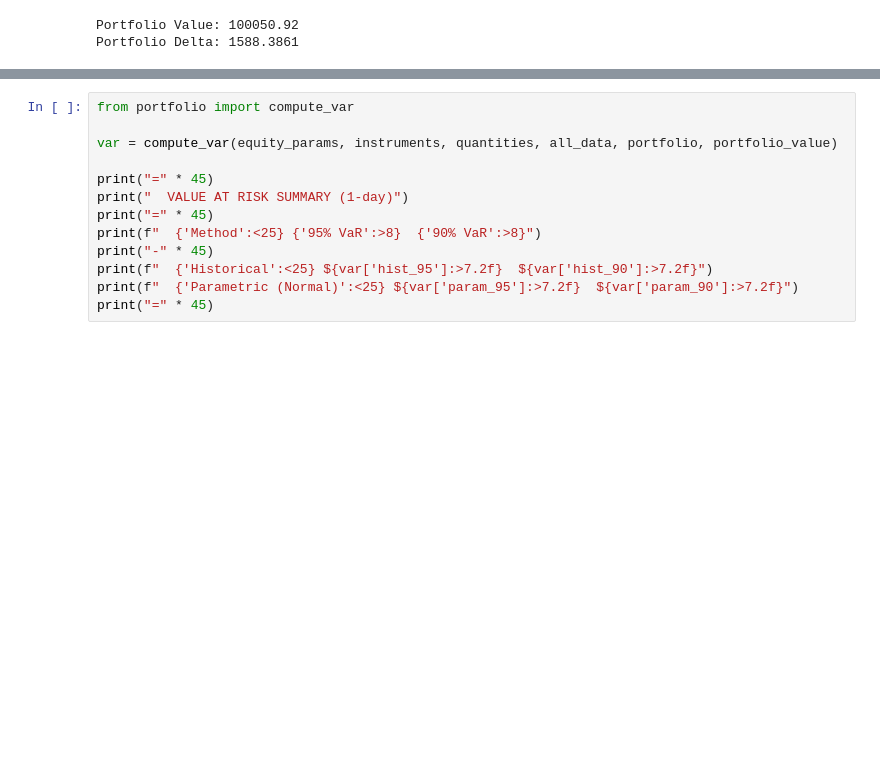
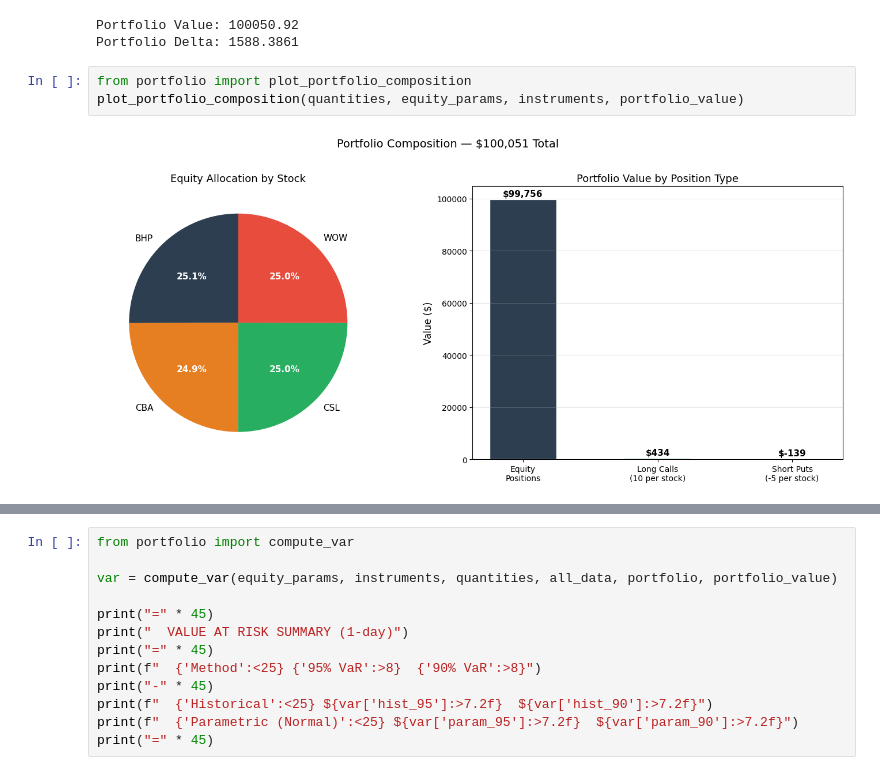
Before and after one commit to alicepini981-sudo/T4-Group-4-FINM3422-A3, a Jupyter notebook: notebooks/trading_desk_analysis.ipynb, the cells around one changed output, grey strips where cells are left out. Cells and saved outputs as stored; diff of their text form; blank space fills up the shorter version.

```diff
--- a/notebooks/trading_desk_analysis.ipynb
+++ b/notebooks/trading_desk_analysis.ipynb
@@ -643,6 +646,11 @@ print("Portfolio Delta:", round(portfolio_delta, 4))
 # %% [output]
 Portfolio Value: 100050.92
 Portfolio Delta: 1588.3861
+# %%
+from portfolio import plot_portfolio_composition
+plot_portfolio_composition(quantities, equity_params, instruments, portfolio_value)
+# %% [output]
+[figure, added]
 # %% [markdown]
 ## 4.3.0 Value at Risk (VaR)
 
```
Also changed, not shown: parts of 4 cells of this notebook.
